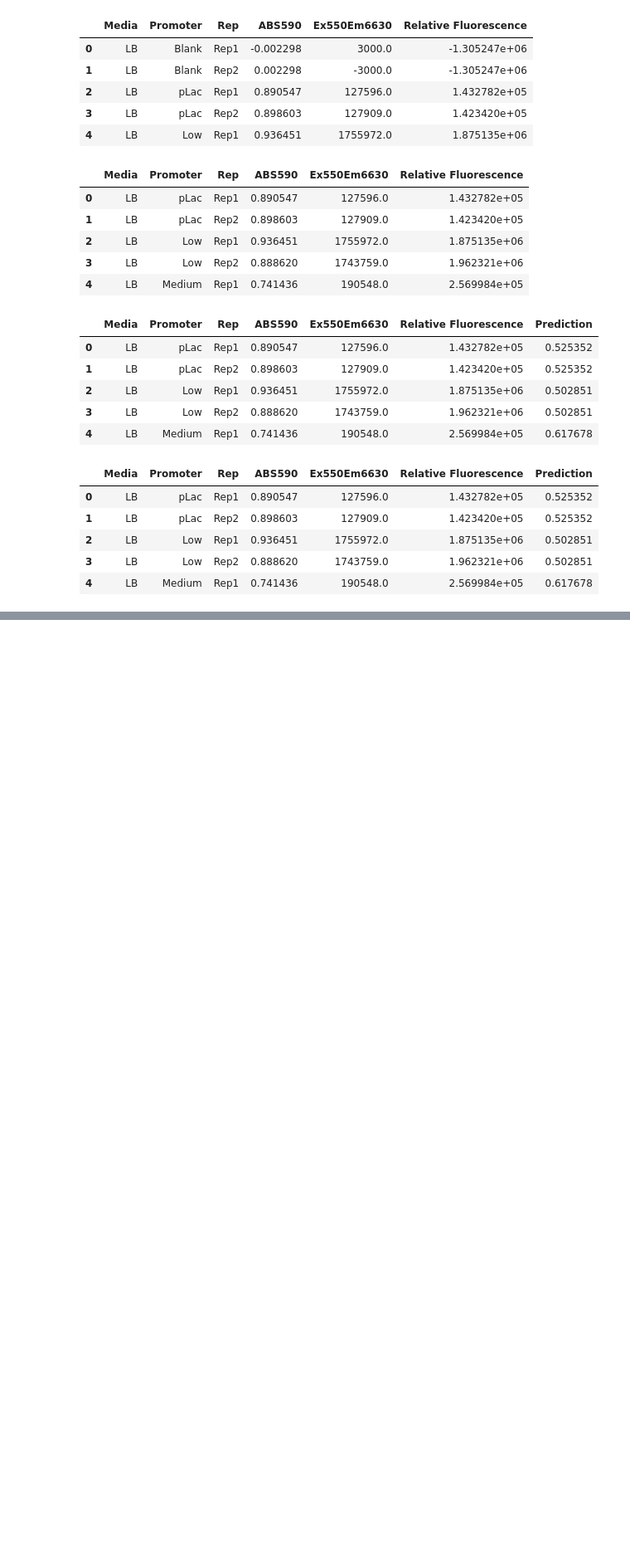
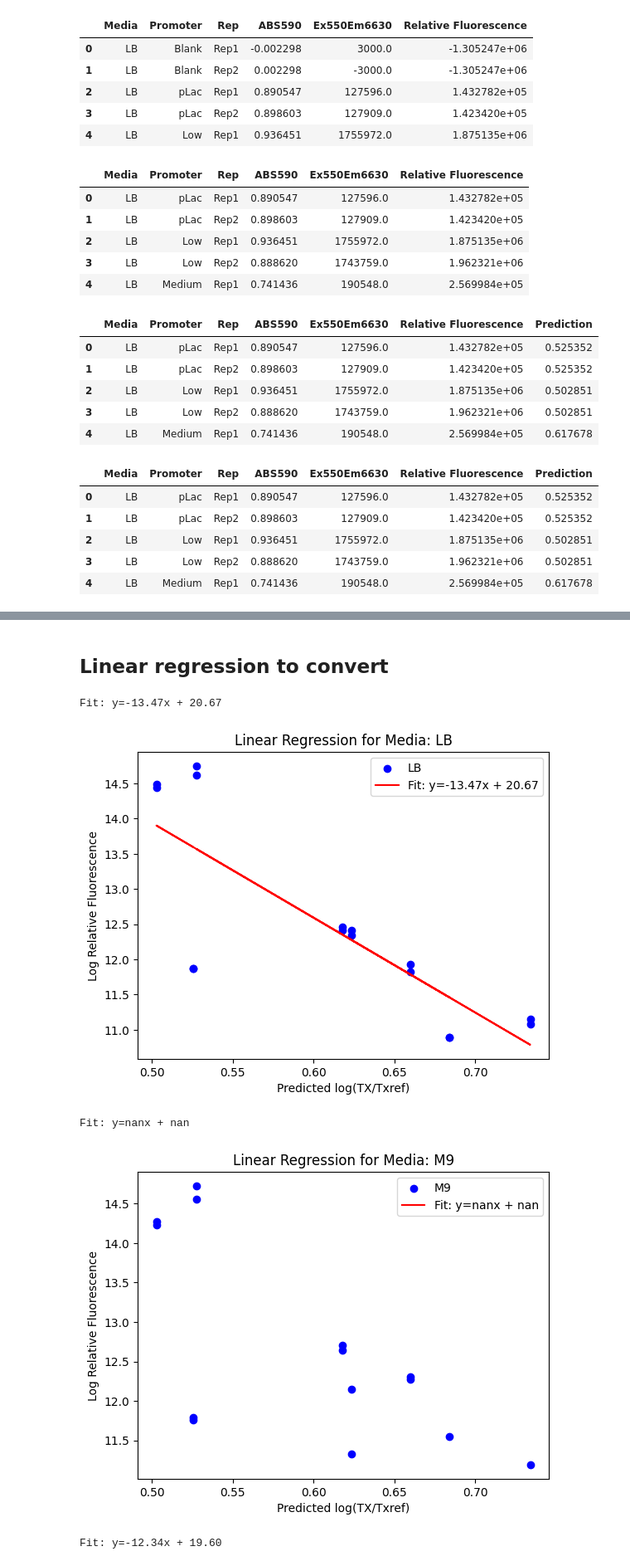
Before and after one commit to Rhys-sg/promoter-sequence-transcription-rates, a Jupyter notebook: v2/Comparisons/RFP/RFP_LaFleur_conversion_5_0.ipynb, the cells around one changed output, grey strips where cells are left out. Shown at 83% size. Saved outputs shown, nothing was run; the diff lists cells and outputs as text; code cells hidden in the pictures; blank space fills up the shorter version.

```diff
--- a/v2/Comparisons/RFP/RFP_LaFleur_conversion_5_0.ipynb
+++ b/v2/Comparisons/RFP/RFP_LaFleur_conversion_5_0.ipynb
@@ -171,0 +219,37 @@ plt.show()
+# %% [markdown]
+## Linear regression to convert
+# %%
+import matplotlib.pyplot as plt
+import numpy as np
+import pandas as pd
+from scipy.stats import linregress
+
+unique_media = comparison_df['Media'].unique()
+
+for media in unique_media:
+    subset_df_media = comparison_df[comparison_df['Media'] == media]
+
+    if len(subset_df_media) > 1:
+        slope, intercept, r_value, p_value, std_err = linregress(
+            subset_df_media['Prediction'], subset_df_media['Log Relative Fluorescence']
+        )
+
+        plt.scatter(subset_df_media['Prediction'], subset_df_media['Log Relative Fluorescence'], label=media, color='b')
+
+        x_vals = np.array(subset_df_media['Prediction'])
+        y_vals = intercept + slope * x_vals
+        plt.plot(x_vals, y_vals, color='r', label=f'Fit: y={slope:.2f}x + {intercept:.2f}')
+        print(f'Fit: y={slope:.2f}x + {intercept:.2f}')
+
+        plt.xlabel('Predicted log(TX/Txref)')
+        plt.ylabel('Log Relative Fluorescence')
+        plt.title(f'Linear Regression for Media: {media}')
+        plt.legend()
+
+        plt.show()
+# %% [output]
+Fit: y=-13.47x + 20.67
+[figure, added]
+Fit: y=nanx + nan
+[figure, added]
+Fit: y=-12.34x + 19.60
```
Also changed, not shown: parts of 14 cells of this notebook, 10 other files.
